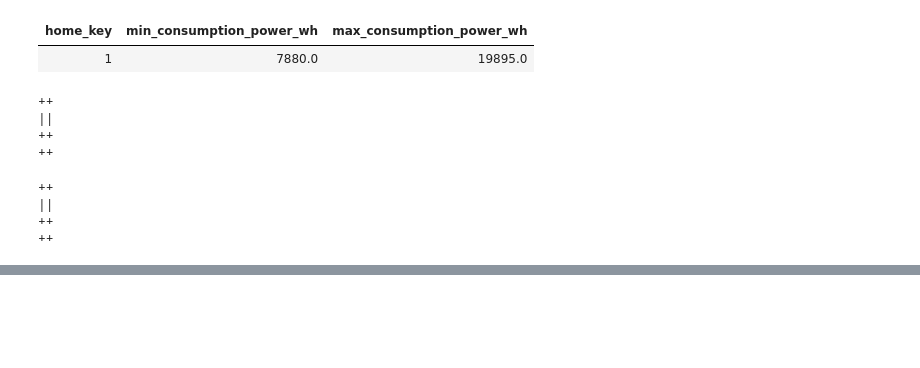
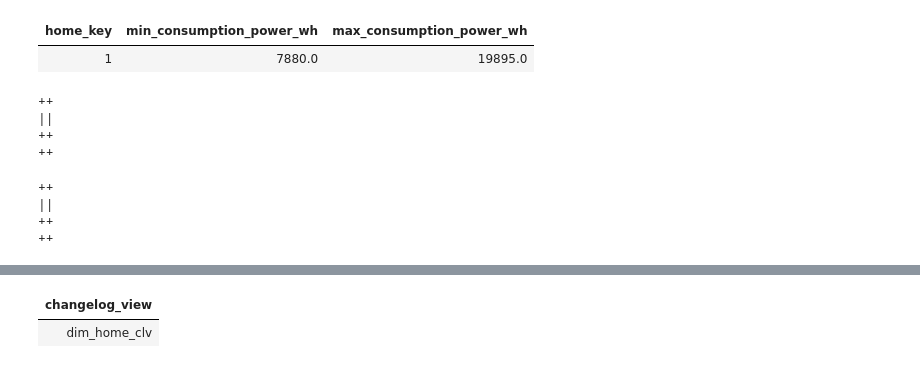
Before and after one commit to eslamdyab21/SolarX-Lakehouse, a Jupyter notebook: notebooks/wh_etl.ipynb, the cells around one changed output, grey strips where cells are left out. Drawn from its saved outputs; the diff is of its cells as text; code cells hidden in the pictures; blank space fills up the shorter version.

```diff
--- a/notebooks/wh_etl.ipynb
+++ b/notebooks/wh_etl.ipynb
@@ -434,3 +434,12 @@ SELECT * FROM SolarX_WH.dim_home LIMIT 10
 | 1 | 22880.0 | 34895.0 | 2025-01-03 02:53:51.311170 | 2025-01-03 02:59:04.925843 | ... |
 | 1 | 8332.0 | 20790.0 | 2025-01-03 02:59:06.361727 | None | ... |
 | 1 | 7880.0 | 19895.0 | 2025-01-03 02:36:45.591559 | 2025-01-03 02:53:42.315472 | ... |
+# %%
+%%sql
+
+CALL demo.system.create_changelog_view(
+    table => 'SolarX_WH.dim_home',
+    changelog_view => 'dim_home_clv',
+    identifier_columns => array('home_key')
+)
+# %% [output]
@@ -436,0 +447,2 @@ SELECT * FROM SolarX_WH.dim_home LIMIT 10
+| changelog_view |
+| dim_home_clv |
```
Also changed, not shown: parts of 2 cells of this notebook.
